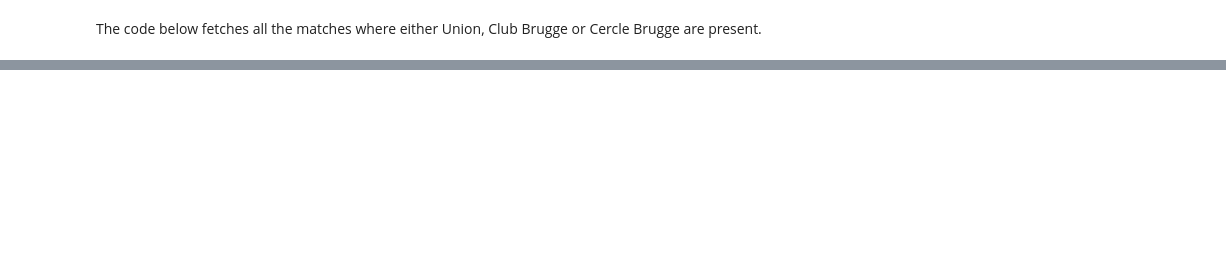
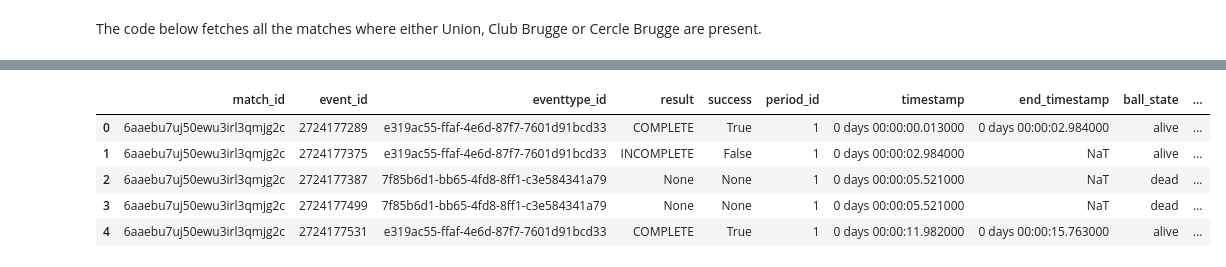
Before and after one commit to sergeygdb/soccer_analytics_projectweek, a Jupyter notebook: Knowlegde Portfolio/exploration.ipynb, the cells around one changed output, grey strips where cells are left out. Saved outputs shown, nothing was run; the diff lists cells and outputs as text; code cells hidden in the pictures; blank space fills up the shorter version.

Commit message:
fixed the query

```diff
--- a/Knowlegde Portfolio/exploration.ipynb
+++ b/Knowlegde Portfolio/exploration.ipynb
@@ -46,0 +42,16 @@ matches.head()
+# %%
+# Merged query to fetch event data with event type names
+query = """
+SELECT *
+FROM matchevents me
+WHERE me.match_id = '6aaebu7uj50ewu3irl3qmjg2c';
+"""
+events_df = pd.read_sql_query(query, conn)
+events_df.head()
+# %% [output]
+|  | match_id | event_id | eventtype_id | result | success | period_id | timestamp | end_timestamp | ball_state | ... |
+| 0 | 6aaebu7uj50ewu3irl3qmjg2c | 2724177289 | e319ac55-ffaf-4e6d-87f7-7601d91bcd33 | COMPLETE | True | 1 | 0 days 00:00:00.013000 | 0 days 00:00:02.984000 | alive | ... |
+| 1 | 6aaebu7uj50ewu3irl3qmjg2c | 2724177375 | e319ac55-ffaf-4e6d-87f7-7601d91bcd33 | INCOMPLETE | False | 1 | 0 days 00:00:02.984000 | NaT | alive | ... |
+| 2 | 6aaebu7uj50ewu3irl3qmjg2c | 2724177387 | 7f85b6d1-bb65-4fd8-8ff1-c3e584341a79 | None | None | 1 | 0 days 00:00:05.521000 | NaT | dead | ... |
+| 3 | 6aaebu7uj50ewu3irl3qmjg2c | 2724177499 | 7f85b6d1-bb65-4fd8-8ff1-c3e584341a79 | None | None | 1 | 0 days 00:00:05.521000 | NaT | dead | ... |
+| 4 | 6aaebu7uj50ewu3irl3qmjg2c | 2724177531 | e319ac55-ffaf-4e6d-87f7-7601d91bcd33 | COMPLETE | True | 1 | 0 days 00:00:11.982000 | 0 days 00:00:15.763000 | alive | ... |
```
Also changed, not shown: parts of 10 cells of this notebook, 2 other files.
